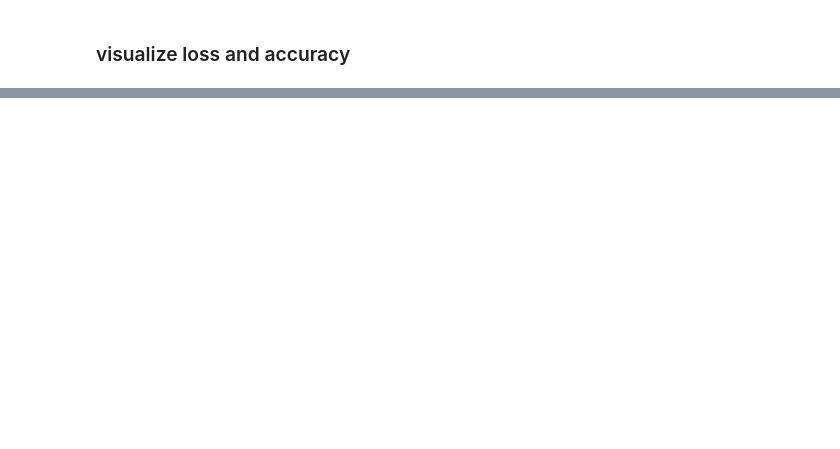
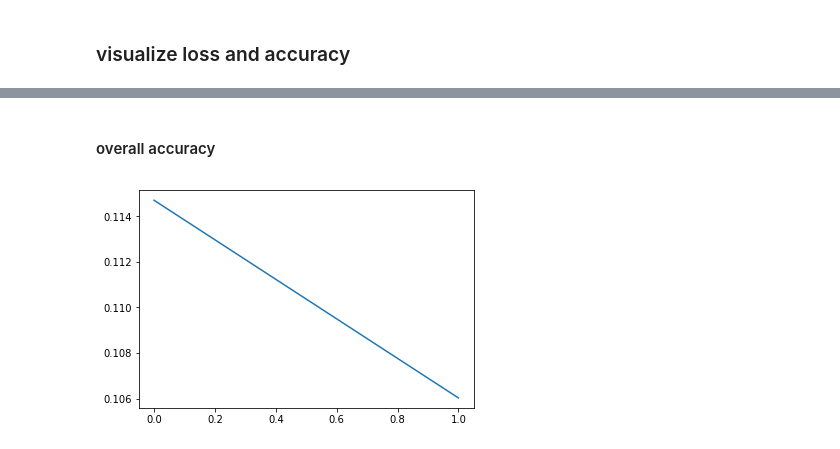
Before and after one commit to michaelcapizzi/dynet_tutorial, a Jupyter notebook: notebooks/dynet_example_pos_tagging-bi_directional_RNN.ipynb, the cells around one changed output, grey strips where cells are left out. Drawn from its saved outputs; the diff is of its cells as text; code cells hidden in the pictures; blank space fills up the shorter version.

```diff
--- a/notebooks/dynet_example_pos_tagging-bi_directional_RNN.ipynb
+++ b/notebooks/dynet_example_pos_tagging-bi_directional_RNN.ipynb
@@ -300,3 +309,19 @@ print(list(zip(sample_sentence, sample_predict_labels)))
+# %%
+def evaluate(nested_preds, nested_true):
+    flat_scores = []
+    sentence_scores = []
+    for i in range(len(nested_true)):
+        scores = []
+        pred = nested_preds[i]
+        true = nested_true[i]
+        for p,t in zip(pred,true):
+            score = check_score(p,t)
+            scores.append(score)
+        sentence_scores.append(check_sentence_score(scores))
+        flat_scores.extend(scores)
+    overall_accuracy = get_accuracy(flat_scores)
+    sentence_accuracy = get_accuracy(sentence_scores)
+    return overall_accuracy, sentence_accuracy
 # %% [markdown]
 ### training
 # %% [markdown]
@@ -332,7 +351,7 @@ If the training data is large (as is the case for us), we can also feed in small
 ################
 # HYPERPARAMETER
 ################
-batch_size = 512
+batch_size = 256
 num_batches_training = int(np.ceil(len(train_tokens) / batch_size))
 num_batches_testing = int(np.ceil(len(test_tokens) / batch_size))
 num_batches_training, num_batches_testing
@@ -341 +360,6 @@ num_batches_training, num_batches_testing
+# %%
+################
+# HYPERPARAMETER
+################
+num_epochs = 2
 # %%
@@ -473,2 +441,2 @@ def train():
 # %%
-losses, accs = train()
+losses, overall_accs, sentence_accs = train()
@@ -481,4 +466,8 @@ plt.show()
+# %% [markdown]
+#### overall accuracy
 # %%
 import matplotlib.pyplot as plt
-plt.plot(accs)
+plt.plot(overall_accs)
 plt.show()
+# %% [output]
+[figure, added]
```
Also changed, not shown: parts of 22 cells of this notebook, 1 other file.
